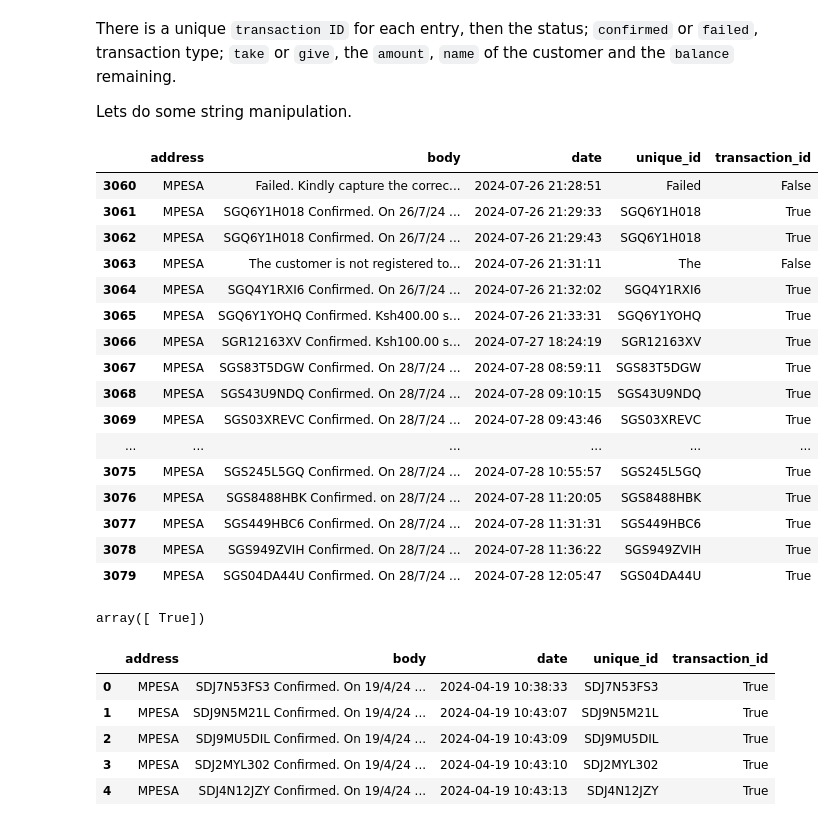
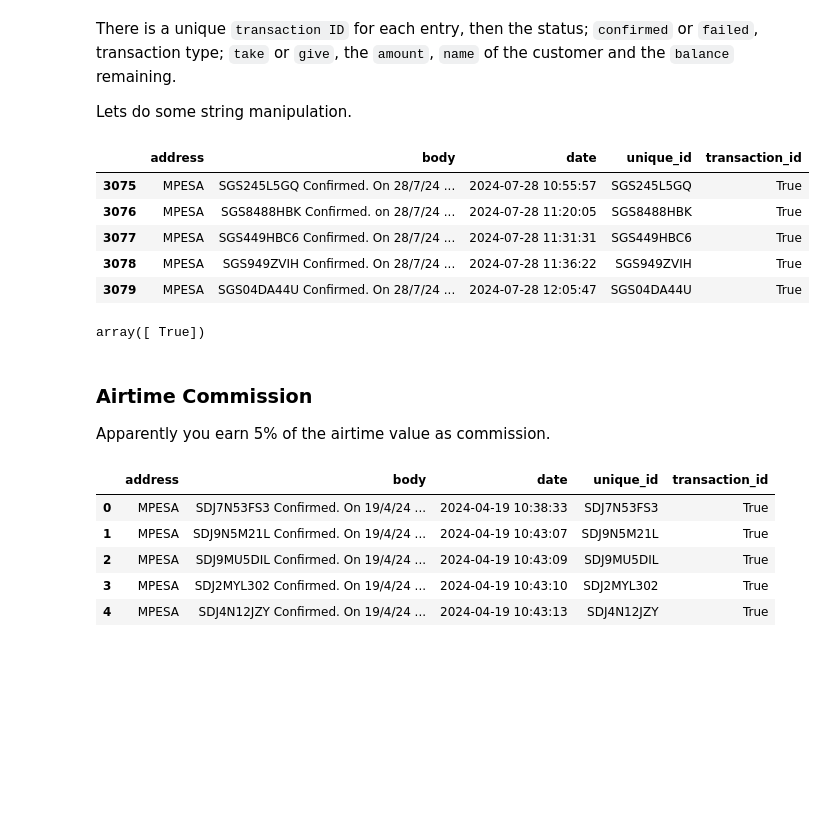
Before and after one commit to MarwaBrian/mpesa, a Jupyter notebook: index.ipynb, the cells around one changed output. Cells and saved outputs as stored; diff of their text form; code cells hidden in the pictures; blank space fills up the shorter version.

```diff
--- a/index.ipynb
+++ b/index.ipynb
@@ -127,26 +127,15 @@ Lets do some string manipulation.
 # %%
 transaction_id_pattern = r'^[A-Z0-9]{10}$'
 
 #extract the first bit of each string to a new column
 data['unique_id'] = data['body'].str.extract(r'^(\w+)')
 
 #create a new column to validate the transaction codes
 data['transaction_id'] = data['unique_id'].str.match(f'^{transaction_id_pattern}$')
 
-data.tail(20)
+data.tail()
 # %% [output]
 |  | address | body | date | unique_id | transaction_id |
-| 3060 | MPESA | Failed. Kindly capture the correc... | 2024-07-26 21:28:51 | Failed | False |
-| 3061 | MPESA | SGQ6Y1H018 Confirmed. On 26/7/24 ... | 2024-07-26 21:29:33 | SGQ6Y1H018 | True |
-| 3062 | MPESA | SGQ6Y1H018 Confirmed. On 26/7/24 ... | 2024-07-26 21:29:43 | SGQ6Y1H018 | True |
-| 3063 | MPESA | The customer is not registered to... | 2024-07-26 21:31:11 | The | False |
-| 3064 | MPESA | SGQ4Y1RXI6 Confirmed. On 26/7/24 ... | 2024-07-26 21:32:02 | SGQ4Y1RXI6 | True |
-| 3065 | MPESA | SGQ6Y1YOHQ Confirmed. Ksh400.00 s... | 2024-07-26 21:33:31 | SGQ6Y1YOHQ | True |
-| 3066 | MPESA | SGR12163XV Confirmed. Ksh100.00 s... | 2024-07-27 18:24:19 | SGR12163XV | True |
-| 3067 | MPESA | SGS83T5DGW Confirmed. On 28/7/24 ... | 2024-07-28 08:59:11 | SGS83T5DGW | True |
-| 3068 | MPESA | SGS43U9NDQ Confirmed. On 28/7/24 ... | 2024-07-28 09:10:15 | SGS43U9NDQ | True |
-| 3069 | MPESA | SGS03XREVC Confirmed. On 28/7/24 ... | 2024-07-28 09:43:46 | SGS03XREVC | True |
-| ... | ... | ... | ... | ... | ... |
 | 3075 | MPESA | SGS245L5GQ Confirmed. On 28/7/24 ... | 2024-07-28 10:55:57 | SGS245L5GQ | True |
 | 3076 | MPESA | SGS8488HBK Confirmed. on 28/7/24 ... | 2024-07-28 11:20:05 | SGS8488HBK | True |
 | 3077 | MPESA | SGS449HBC6 Confirmed. On 28/7/24 ... | 2024-07-28 11:31:31 | SGS449HBC6 | True |
@@ -161,6 +150,9 @@ others = data[~data['transaction_id']].copy()
 valid_transactions['transaction_id'].unique()
 # %% [output]
 array([ True])
+# %% [markdown]
+### Airtime Commission
+Apparently you earn 5% of the airtime value as commission.
 # %%
 valid_transactions.head()
 # %% [output]
```
Also changed, not shown: parts of 5 cells of this notebook, 3 other files.
